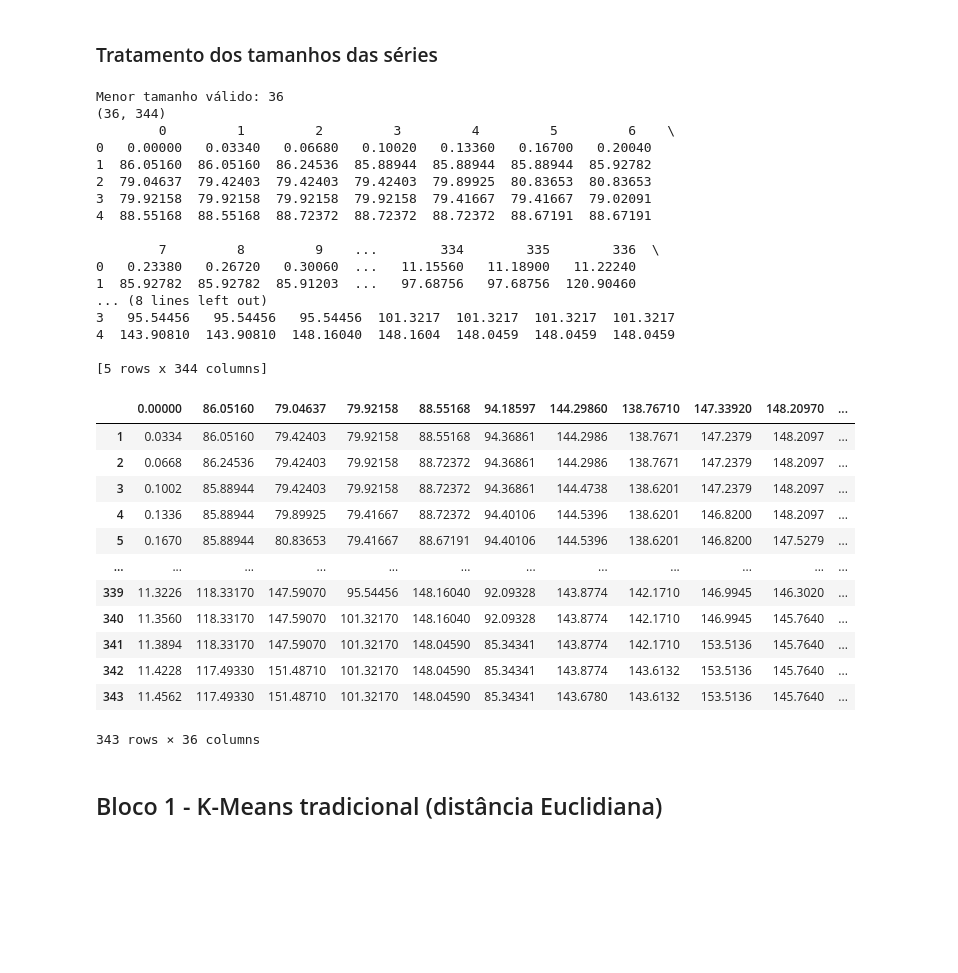
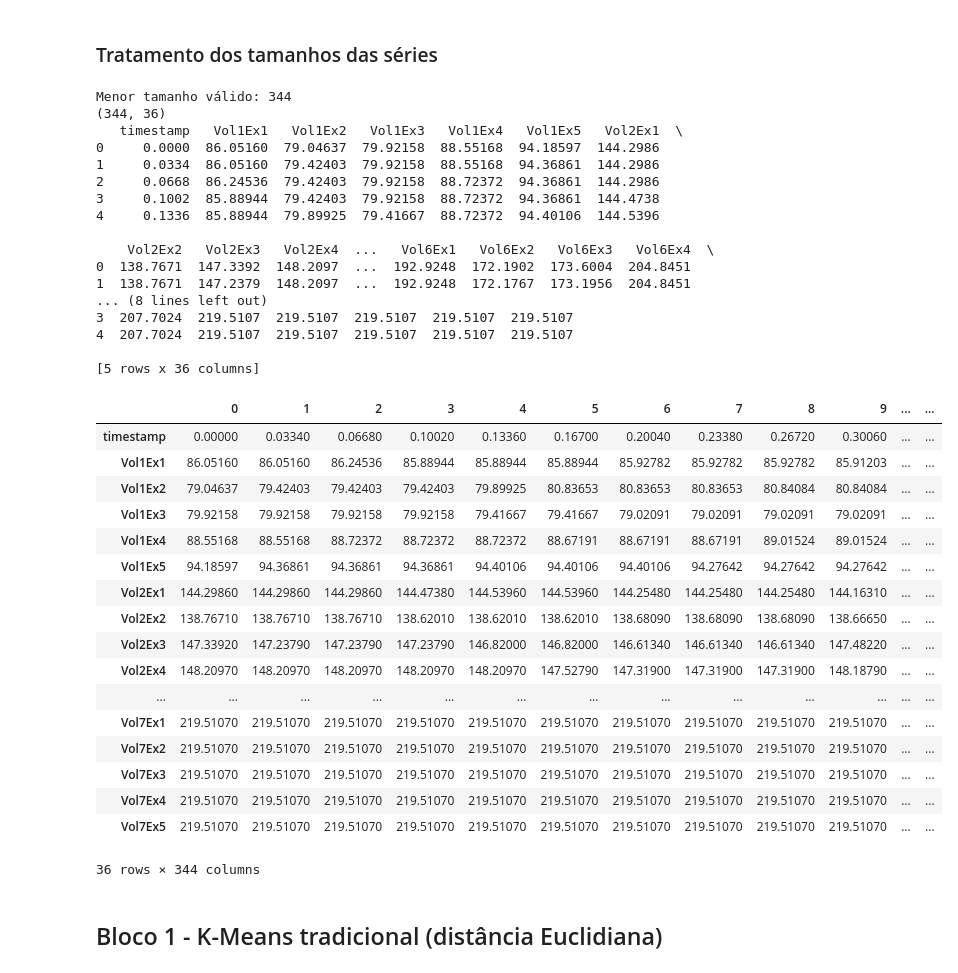
Before and after one commit to Yamakasuki/IC_Bros, a Jupyter notebook: notebooks/exploracao/testeMetodosCluster.ipynb, the cells around one changed output. Saved outputs shown, nothing was run; the diff lists cells and outputs as text; code cells hidden in the pictures; blank space fills up the shorter version.

```diff
--- a/notebooks/exploracao/testeMetodosCluster.ipynb
+++ b/notebooks/exploracao/testeMetodosCluster.ipynb
@@ -33,7 +33,7 @@ import matplotlib.cm as cm
 from tslearn.clustering import TimeSeriesKMeans
 from tslearn.preprocessing import TimeSeriesScalerMeanVariance
 # %%
-df = pd.read_csv('../../data/rafaelDB.csv')
+df_original = pd.read_csv('../../data/rafaelDB.csv')
 # %% [markdown]
 ### Plot dos dados
 # %%
@@ -59,8 +59,8 @@ plt.show()
 ### Tratamento dos tamanhos das séries
 # %%
 # Separa timestamp e sensores
-timestamp = df.iloc[:, 0]
-dados = df.iloc[:, 1:]
+timestamp = df_original.iloc[:, 0]
+dados = df_original.iloc[:, 1:]
 
 # Conta valores não nulos (validos) por coluna (sensor)
 valid_lengths = dados.notna().sum(axis=0)
@@ -82,42 +82,45 @@ df_final = pd.concat([timestamp_cortado.reset_index(drop=True), dados_cortados.r
 print(df_final.shape)
 print(df_final.head())
 # %% [output]
-Menor tamanho válido: 36
-(36, 344)
-        0         1         2         3         4         5         6    \
-0   0.00000   0.03340   0.06680   0.10020   0.13360   0.16700   0.20040
-1  86.05160  86.05160  86.24536  85.88944  85.88944  85.88944  85.92782
-2  79.04637  79.42403  79.42403  79.42403  79.89925  80.83653  80.83653
-3  79.92158  79.92158  79.92158  79.92158  79.41667  79.41667  79.02091
-4  88.55168  88.55168  88.72372  88.72372  88.72372  88.67191  88.67191
+Menor tamanho válido: 344
+(344, 36)
+   timestamp   Vol1Ex1   Vol1Ex2   Vol1Ex3   Vol1Ex4   Vol1Ex5   Vol2Ex1  \
+0     0.0000  86.05160  79.04637  79.92158  88.55168  94.18597  144.2986
+1     0.0334  86.05160  79.42403  79.92158  88.55168  94.36861  144.2986
+2     0.0668  86.24536  79.42403  79.92158  88.72372  94.36861  144.2986
+3     0.1002  85.88944  79.42403  79.92158  88.72372  94.36861  144.4738
+4     0.1336  85.88944  79.89925  79.41667  88.72372  94.40106  144.5396
 
-        7         8         9    ...        334        335        336  \
-0   0.23380   0.26720   0.30060  ...   11.15560   11.18900   11.22240
-1  85.92782  85.92782  85.91203  ...   97.68756   97.68756  120.90460
+    Vol2Ex2   Vol2Ex3   Vol2Ex4  ...   Vol6Ex1   Vol6Ex2   Vol6Ex3   Vol6Ex4  \
+0  138.7671  147.3392  148.2097  ...  192.9248  172.1902  173.6004  204.8451
+1  138.7671  147.2379  148.2097  ...  192.9248  172.1767  173.1956  204.8451
 ... (8 lines left out)
-3   95.54456   95.54456   95.54456  101.3217  101.3217  101.3217  101.3217
-4  143.90810  143.90810  148.16040  148.1604  148.0459  148.0459  148.0459
+3  207.7024  219.5107  219.5107  219.5107  219.5107  219.5107
+4  207.7024  219.5107  219.5107  219.5107  219.5107  219.5107
 
-[5 rows x 344 columns]
+[5 rows x 36 columns]
-# %%
-# Ajustar o DataFrame para que as séries fiquem em linhas e timestamps em colunas
-data = df_final.set_index(df_final.columns[0])  # usa o timestamp como índice
-data = data.T  # transpoe: linhas = séries, colunas = timestamps
-data
-# %% [output]
-|  | 0.00000 | 86.05160 | 79.04637 | 79.92158 | 88.55168 | 94.18597 | 144.29860 | 138.76710 | 147.33920 | 148.20970 | ... |
-| 1 | 0.0334 | 86.05160 | 79.42403 | 79.92158 | 88.55168 | 94.36861 | 144.2986 | 138.7671 | 147.2379 | 148.2097 | ... |
-| 2 | 0.0668 | 86.24536 | 79.42403 | 79.92158 | 88.72372 | 94.36861 | 144.2986 | 138.7671 | 147.2379 | 148.2097 | ... |
-| 3 | 0.1002 | 85.88944 | 79.42403 | 79.92158 | 88.72372 | 94.36861 | 144.4738 | 138.6201 | 147.2379 | 148.2097 | ... |
-| 4 | 0.1336 | 85.88944 | 79.89925 | 79.41667 | 88.72372 | 94.40106 | 144.5396 | 138.6201 | 146.8200 | 148.2097 | ... |
-| 5 | 0.1670 | 85.88944 | 80.83653 | 79.41667 | 88.67191 | 94.40106 | 144.5396 | 138.6201 | 146.8200 | 147.5279 | ... |
-| ... | ... | ... | ... | ... | ... | ... | ... | ... | ... | ... | ... |
-| 339 | 11.3226 | 118.33170 | 147.59070 | 95.54456 | 148.16040 | 92.09328 | 143.8774 | 142.1710 | 146.9945 | 146.3020 | ... |
-| 340 | 11.3560 | 118.33170 | 147.59070 | 101.32170 | 148.16040 | 92.09328 | 143.8774 | 142.1710 | 146.9945 | 145.7640 | ... |
-| 341 | 11.3894 | 118.33170 | 147.59070 | 101.32170 | 148.04590 | 85.34341 | 143.8774 | 142.1710 | 153.5136 | 145.7640 | ... |
-| 342 | 11.4228 | 117.49330 | 151.48710 | 101.32170 | 148.04590 | 85.34341 | 143.8774 | 143.6132 | 153.5136 | 145.7640 | ... |
-| 343 | 11.4562 | 117.49330 | 151.48710 | 101.32170 | 148.04590 | 85.34341 | 143.6780 | 143.6132 | 153.5136 | 145.7640 | ... |
-343 rows × 36 columns
+# %%
+df_original = df_final.T
+df_original
+# %% [output]
+|  | 0 | 1 | 2 | 3 | 4 | 5 | 6 | 7 | 8 | 9 | ... | ... |
+| timestamp | 0.00000 | 0.03340 | 0.06680 | 0.10020 | 0.13360 | 0.16700 | 0.20040 | 0.23380 | 0.26720 | 0.30060 | ... | ... |
+| Vol1Ex1 | 86.05160 | 86.05160 | 86.24536 | 85.88944 | 85.88944 | 85.88944 | 85.92782 | 85.92782 | 85.92782 | 85.91203 | ... | ... |
+| Vol1Ex2 | 79.04637 | 79.42403 | 79.42403 | 79.42403 | 79.89925 | 80.83653 | 80.83653 | 80.83653 | 80.84084 | 80.84084 | ... | ... |
+| Vol1Ex3 | 79.92158 | 79.92158 | 79.92158 | 79.92158 | 79.41667 | 79.41667 | 79.02091 | 79.02091 | 79.02091 | 79.02091 | ... | ... |
+| Vol1Ex4 | 88.55168 | 88.55168 | 88.72372 | 88.72372 | 88.72372 | 88.67191 | 88.67191 | 88.67191 | 89.01524 | 89.01524 | ... | ... |
+| Vol1Ex5 | 94.18597 | 94.36861 | 94.36861 | 94.36861 | 94.40106 | 94.40106 | 94.40106 | 94.27642 | 94.27642 | 94.27642 | ... | ... |
+| Vol2Ex1 | 144.29860 | 144.29860 | 144.29860 | 144.47380 | 144.53960 | 144.53960 | 144.25480 | 144.25480 | 144.25480 | 144.16310 | ... | ... |
+| Vol2Ex2 | 138.76710 | 138.76710 | 138.76710 | 138.62010 | 138.62010 | 138.62010 | 138.68090 | 138.68090 | 138.68090 | 138.66650 | ... | ... |
+| Vol2Ex3 | 147.33920 | 147.23790 | 147.23790 | 147.23790 | 146.82000 | 146.82000 | 146.61340 | 146.61340 | 146.61340 | 147.48220 | ... | ... |
+| Vol2Ex4 | 148.20970 | 148.20970 | 148.20970 | 148.20970 | 148.20970 | 147.52790 | 147.31900 | 147.31900 | 147.31900 | 148.18790 | ... | ... |
+| ... | ... | ... | ... | ... | ... | ... | ... | ... | ... | ... | ... | ... |
+| Vol7Ex1 | 219.51070 | 219.51070 | 219.51070 | 219.51070 | 219.51070 | 219.51070 | 219.51070 | 219.51070 | 219.51070 | 219.51070 | ... | ... |
+| Vol7Ex2 | 219.51070 | 219.51070 | 219.51070 | 219.51070 | 219.51070 | 219.51070 | 219.51070 | 219.51070 | 219.51070 | 219.51070 | ... | ... |
+| Vol7Ex3 | 219.51070 | 219.51070 | 219.51070 | 219.51070 | 219.51070 | 219.51070 | 219.51070 | 219.51070 | 219.51070 | 219.51070 | ... | ... |
+| Vol7Ex4 | 219.51070 | 219.51070 | 219.51070 | 219.51070 | 219.51070 | 219.51070 | 219.51070 | 219.51070 | 219.51070 | 219.51070 | ... | ... |
+| Vol7Ex5 | 219.51070 | 219.51070 | 219.51070 | 219.51070 | 219.51070 | 219.51070 | 219.51070 | 219.51070 | 219.51070 | 219.51070 | ... | ... |
+36 rows × 344 columns
 # %% [markdown]
 ## Bloco 1 - K-Means tradicional (distância Euclidiana)
 # %%
```
Also changed, not shown: parts of 6 cells of this notebook.
